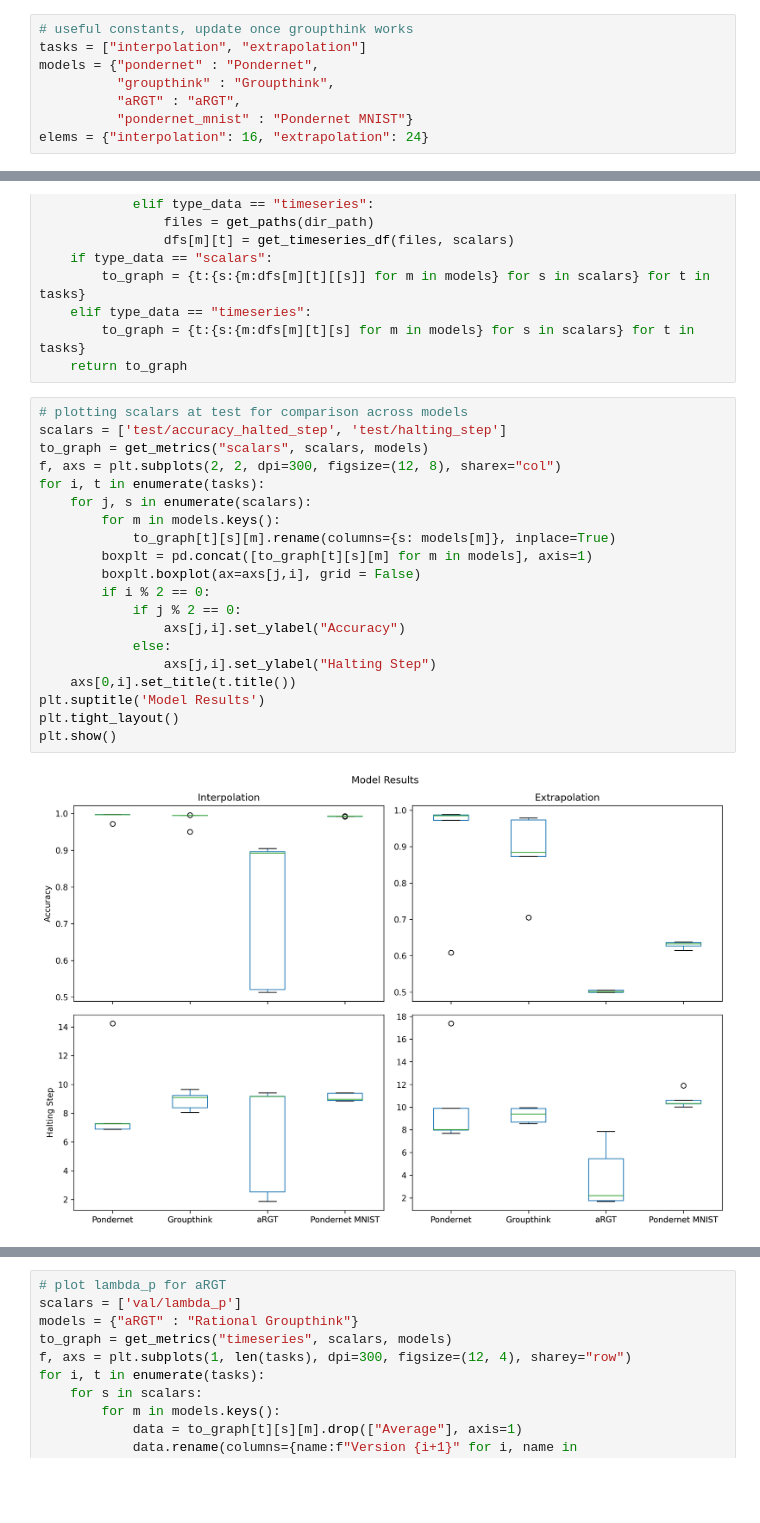
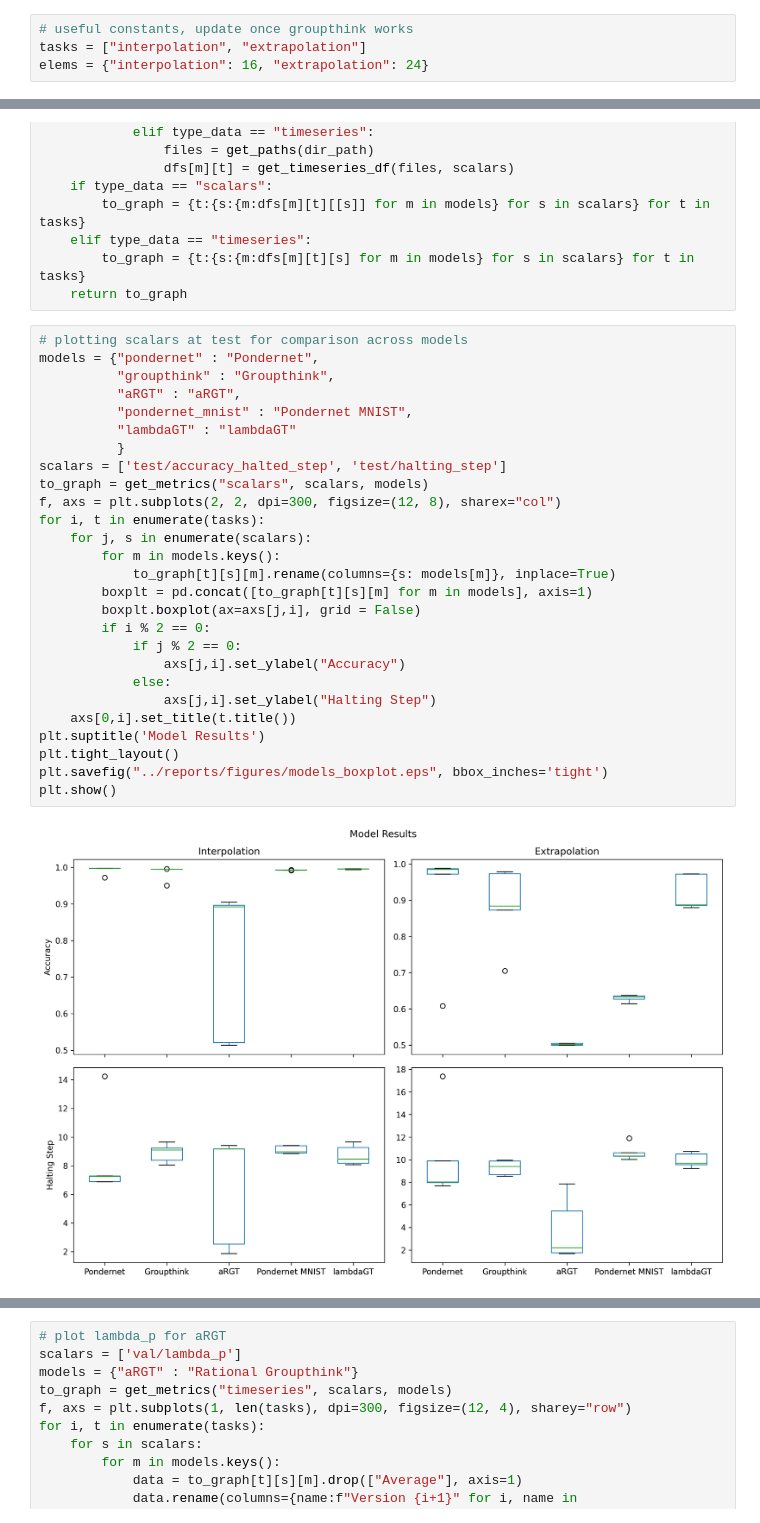
Before and after one commit to thesofakillers/ponder-bayes, a Jupyter notebook: notebooks/accuracies.ipynb, the cells around one changed output, grey strips where cells are left out. Drawn from its saved outputs; the diff is of its cells as text; blank space fills up the shorter version.

Commit message:
Visualization notebook committed with output

```diff
--- a/notebooks/accuracies.ipynb
+++ b/notebooks/accuracies.ipynb
@@ -15,10 +15,6 @@ pd.options.mode.chained_assignment = None  # default='warn'
 # %%
 # useful constants, update once groupthink works
 tasks = ["interpolation", "extrapolation"]
-models = {"pondernet" : "Pondernet",
-          "groupthink" : "Groupthink",
-          "aRGT" : "aRGT",
-          "pondernet_mnist" : "Pondernet MNIST"}
 elems = {"interpolation": 16, "extrapolation": 24}
 # %%
 def get_paths(path):
@@ -106,26 +102,33 @@ def get_metrics(type_data, scalars, models):
     return to_graph
 # %%
 # plotting scalars at test for comparison across models
+models = {"pondernet" : "Pondernet",
+          "groupthink" : "Groupthink",
+          "aRGT" : "aRGT",
+          "pondernet_mnist" : "Pondernet MNIST",
+          "lambdaGT" : "lambdaGT"
+          }
 scalars = ['test/accuracy_halted_step', 'test/halting_step']
 to_graph = get_metrics("scalars", scalars, models)
 f, axs = plt.subplots(2, 2, dpi=300, figsize=(12, 8), sharex="col")
 for i, t in enumerate(tasks):
     for j, s in enumerate(scalars):
         for m in models.keys():
             to_graph[t][s][m].rename(columns={s: models[m]}, inplace=True)
         boxplt = pd.concat([to_graph[t][s][m] for m in models], axis=1)
         boxplt.boxplot(ax=axs[j,i], grid = False)
         if i % 2 == 0:
             if j % 2 == 0:
                 axs[j,i].set_ylabel("Accuracy")
             else:
                 axs[j,i].set_ylabel("Halting Step")
     axs[0,i].set_title(t.title())
 plt.suptitle('Model Results')
 plt.tight_layout()
+plt.savefig("../reports/figures/models_boxplot.eps", bbox_inches='tight')
 plt.show()
 # %% [output]
-[figure, old version]
+[figure, new version]
 # %%
 # make a table of above results for report
 to_table = to_graph
```
Also changed, not shown: parts of 3 cells of this notebook.
